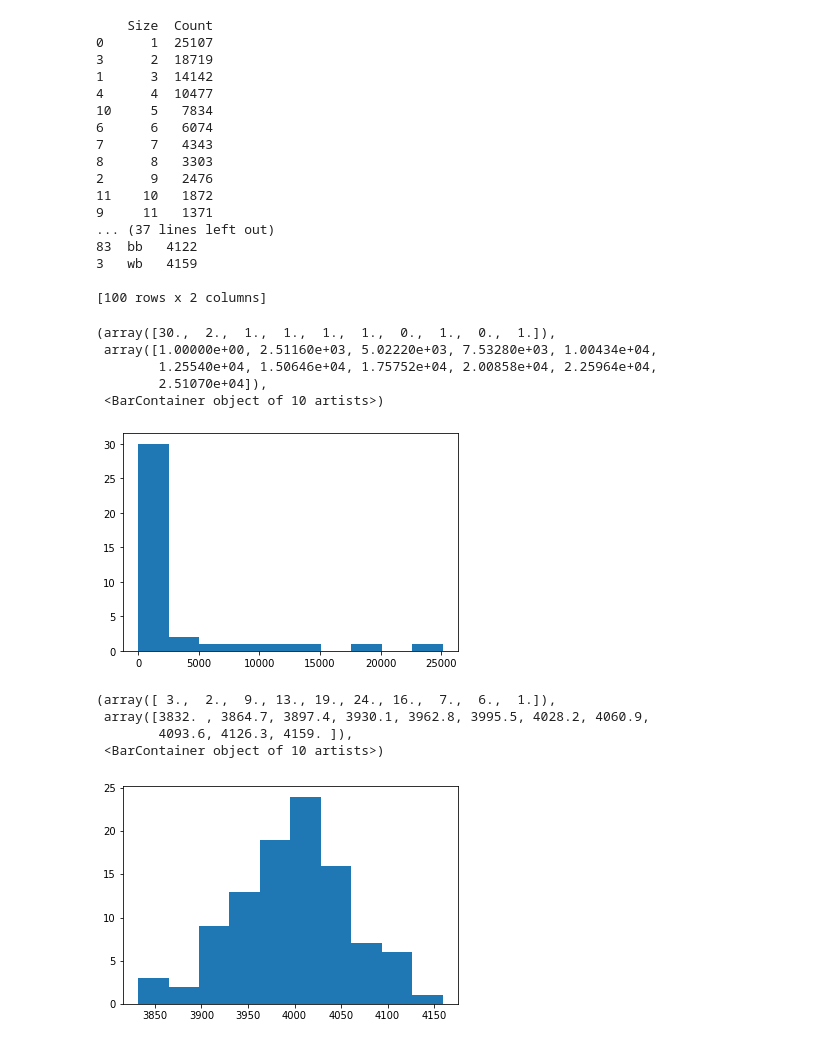
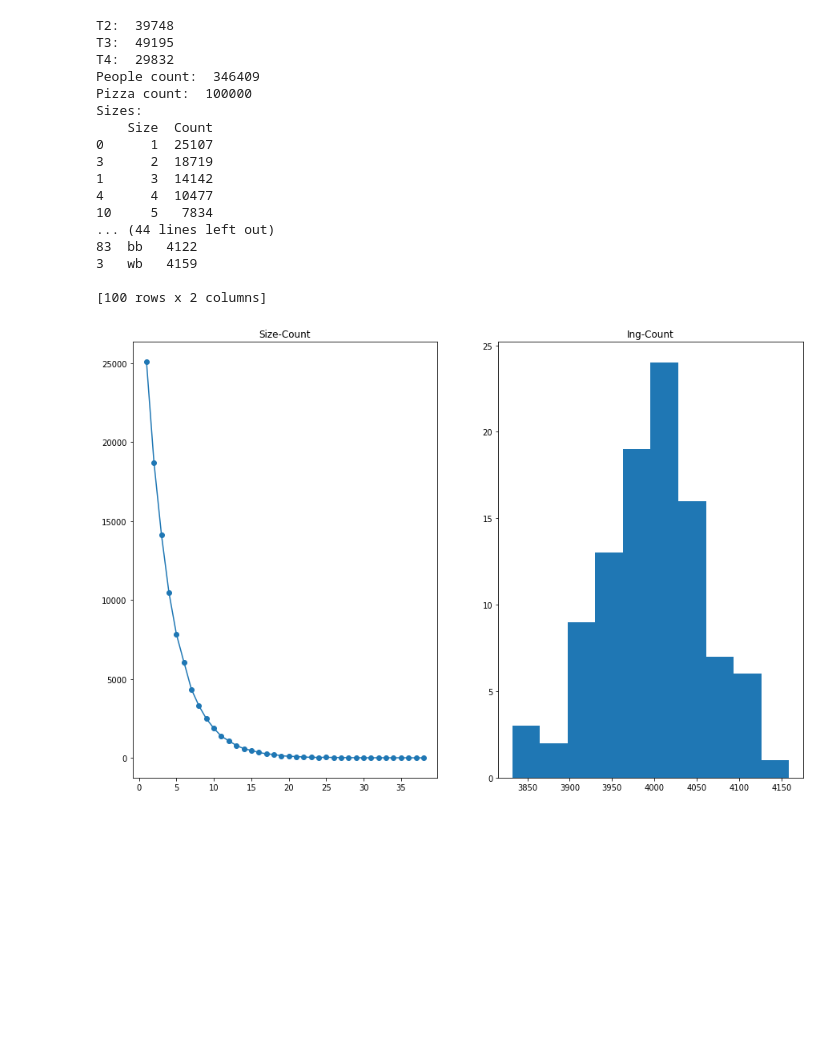
Before and after one commit to Gmacem/Hashcode2021, a Jupyter notebook: Practice/analys/app.ipynb, the cells around one changed output. Saved outputs shown, nothing was run; the diff lists cells and outputs as text; code cells hidden in the pictures; blank space fills up the shorter version.

```diff
--- a/Practice/analys/app.ipynb
+++ b/Practice/analys/app.ipynb
@@ -88,39 +104,22 @@ print(d_testset.ing)
 # %%
 e_testset = TestSet("../tests/e_many_teams.in")
-print(e_testset.sizes)
-print(e_testset.ing)
+e_testset.print()
 # %% [output]
+T2:  39748
+T3:  49195
+T4:  29832
+People count:  346409
+Pizza count:  100000
+Sizes:
     Size  Count
 0      1  25107
 3      2  18719
 1      3  14142
 4      4  10477
 10     5   7834
-6      6   6074
-7      7   4343
-8      8   3303
-2      9   2476
-11    10   1872
-9     11   1371
-... (37 lines left out)
+... (44 lines left out)
 83  bb   4122
 3   wb   4159
 
 [100 rows x 2 columns]
+[figure, added]
-# %%
-plt.hist(e_testset.sizes["Count"])
-# %% [output]
-(array([30.,  2.,  1.,  1.,  1.,  1.,  0.,  1.,  0.,  1.]),
- array([1.00000e+00, 2.51160e+03, 5.02220e+03, 7.53280e+03, 1.00434e+04,
-        1.25540e+04, 1.50646e+04, 1.75752e+04, 2.00858e+04, 2.25964e+04,
-        2.51070e+04]),
- <BarContainer object of 10 artists>)
-[figure, removed]
-# %%
-plt.hist(e_testset.ing["Count"])
-# %% [output]
-(array([ 3.,  2.,  9., 13., 19., 24., 16.,  7.,  6.,  1.]),
- array([3832. , 3864.7, 3897.4, 3930.1, 3962.8, 3995.5, 4028.2, 4060.9,
-        4093.6, 4126.3, 4159. ]),
- <BarContainer object of 10 artists>)
-[figure, removed]
```
Also changed, not shown: parts of 4 cells of this notebook.
